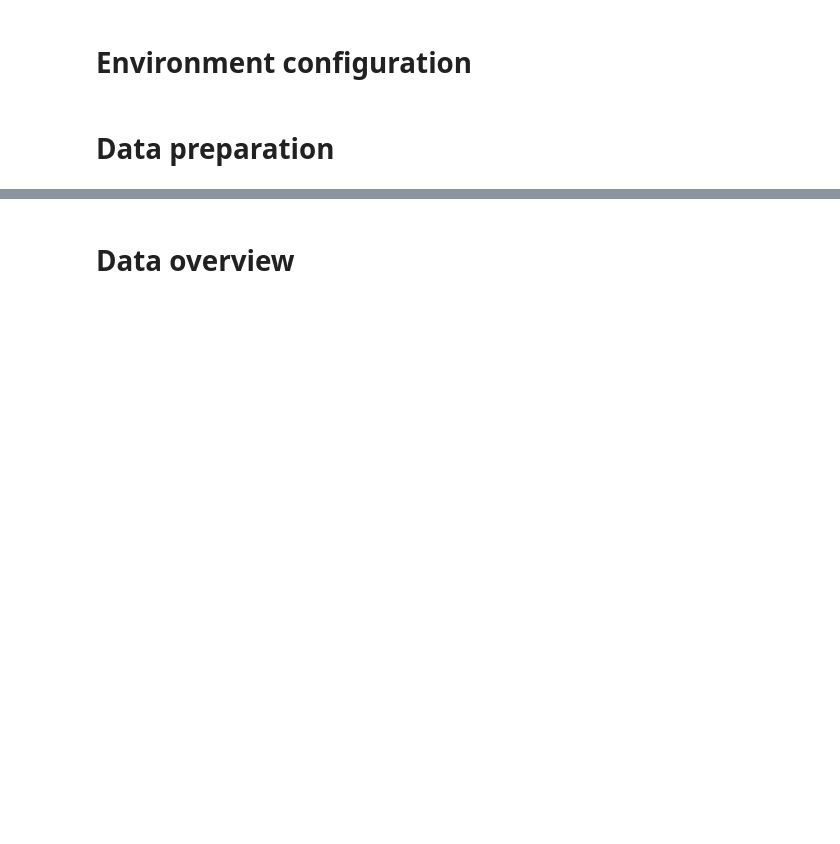
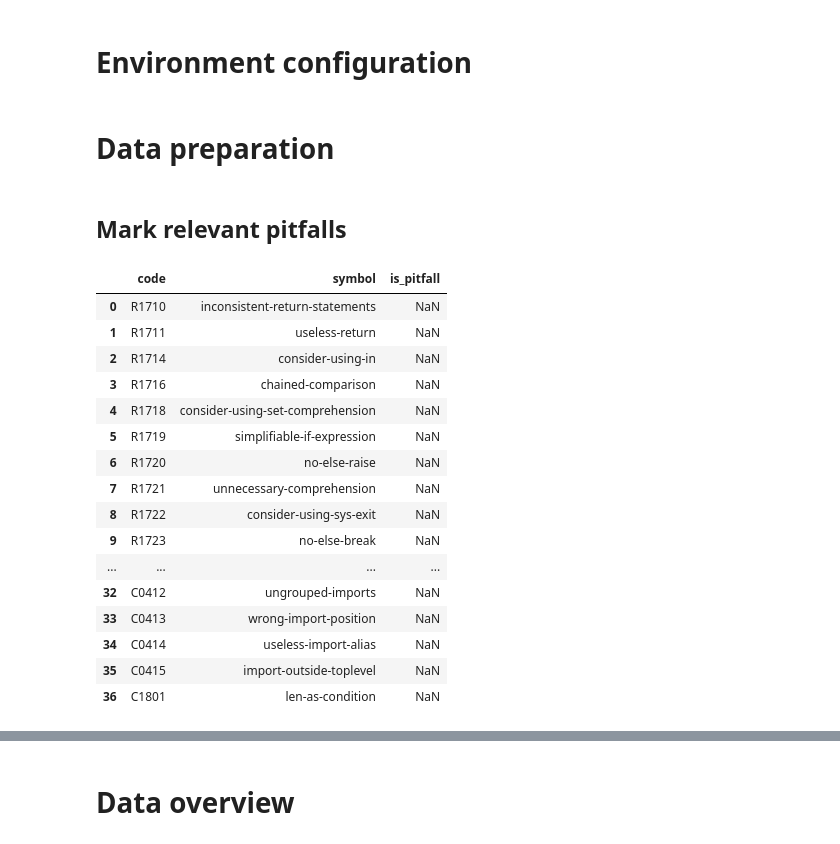
Before and after one commit to NaelsonDouglas/GithubPythonCodeSmellCrawler, a Jupyter notebook: src/Visualization_2.ipynb, the cells around one changed output, grey strips where cells are left out. Cells and saved outputs as stored; diff of their text form; code cells hidden in the pictures; blank space fills up the shorter version.

```diff
--- a/src/Visualization_2.ipynb
+++ b/src/Visualization_2.ipynb
@@ -22,6 +45,7 @@ from pylab import rcParams
 palette_color = 'Blues_r'
 colors = sns.color_palette(palette_color, as_cmap=True)
 sns.set()
+pd.set_option('display.max_rows', None)
 # %%
 X0 = 6
 Y0 = 4
@@ -73,0 +101,26 @@ df = df.reset_index(drop=True)
+# %% [markdown]
+## Mark relevant pitfalls
+# %%
+detected_pitfalls = df.number.unique()
+all_codes = pd.read_csv('codes.csv')
+relevant_codes = all_codes.loc[all_codes.code.isin(detected_pitfalls)]
+relevant_codes = relevant_codes.loc[relevant_codes.is_pitfall != 0]
+relevant_codes.loc[relevant_codes.is_pitfall != 1].reset_index(drop=True)
+# %% [output]
+|  | code | symbol | is_pitfall |
+| 0 | R1710 | inconsistent-return-statements | NaN |
+| 1 | R1711 | useless-return | NaN |
+| 2 | R1714 | consider-using-in | NaN |
+| 3 | R1716 | chained-comparison | NaN |
+| 4 | R1718 | consider-using-set-comprehension | NaN |
+| 5 | R1719 | simplifiable-if-expression | NaN |
+| 6 | R1720 | no-else-raise | NaN |
+| 7 | R1721 | unnecessary-comprehension | NaN |
+| 8 | R1722 | consider-using-sys-exit | NaN |
+| 9 | R1723 | no-else-break | NaN |
+| ... | ... | ... | ... |
+| 32 | C0412 | ungrouped-imports | NaN |
+| 33 | C0413 | wrong-import-position | NaN |
+| 34 | C0414 | useless-import-alias | NaN |
+| 35 | C0415 | import-outside-toplevel | NaN |
+| 36 | C1801 | len-as-condition | NaN |
```
Also changed, not shown: parts of 8 cells of this notebook, 2 other files.
